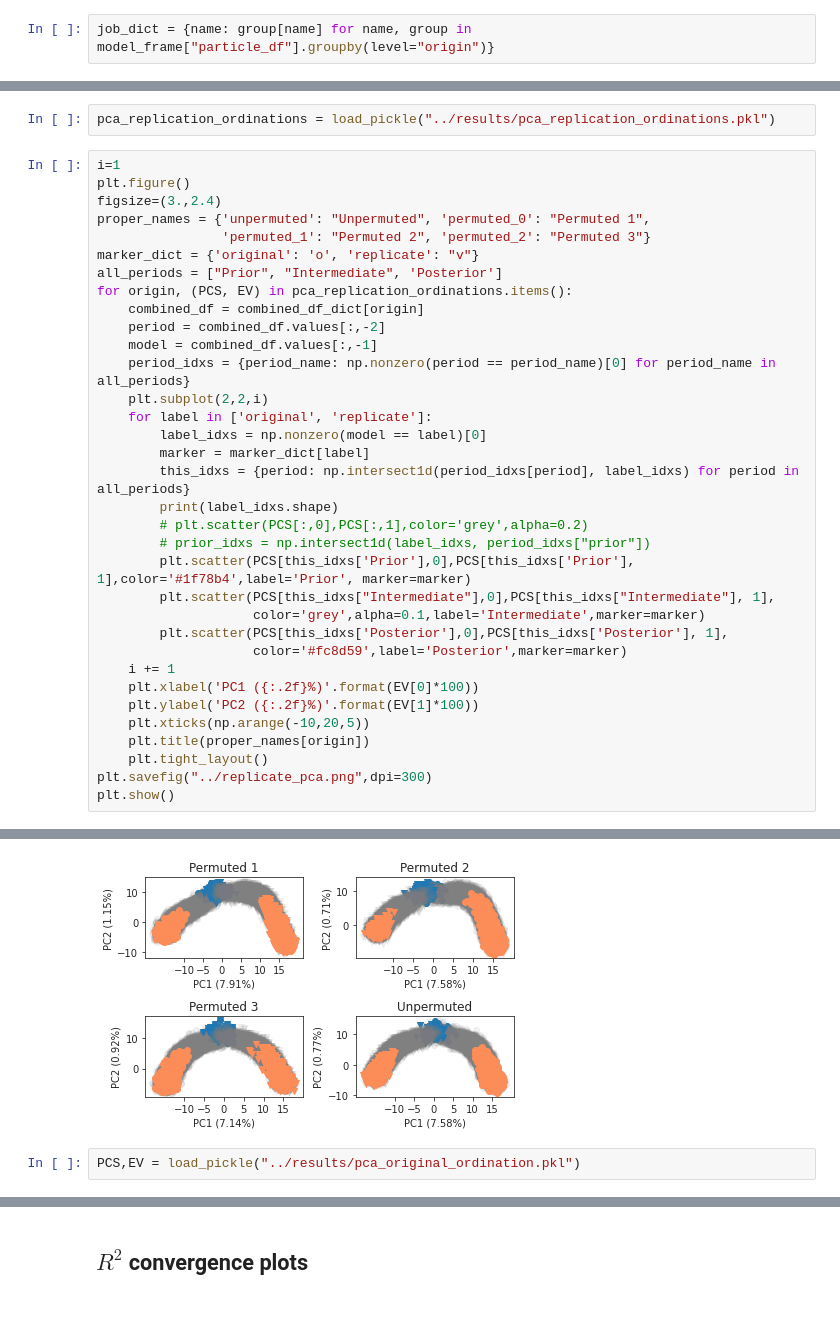
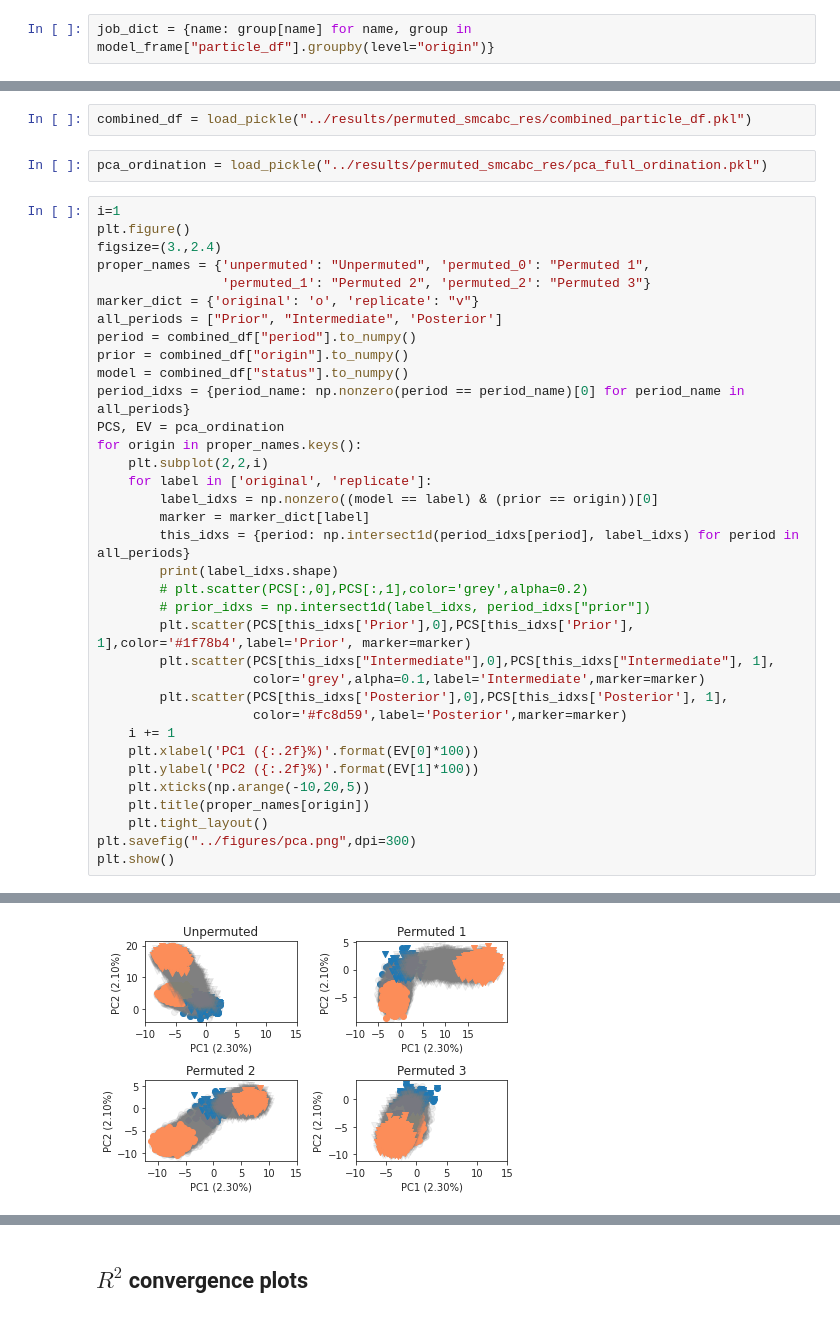
Before and after one commit to vetleser/BayesianGEM, a Jupyter notebook: code/visualization_for_manuscript.ipynb, the cells around one changed output, grey strips where cells are left out. Cells and saved outputs as stored; diff of their text form.

```diff
--- a/code/visualization_for_manuscript.ipynb
+++ b/code/visualization_for_manuscript.ipynb
@@ -461,5 +372,7 @@ Labelling done
 # %%
-pca_replication_ordinations = load_pickle("../results/pca_replication_ordinations.pkl")
+combined_df = load_pickle("../results/permuted_smcabc_res/combined_particle_df.pkl")
+# %%
+pca_ordination = load_pickle("../results/permuted_smcabc_res/pca_full_ordination.pkl")
 # %%
 i=1
 plt.figure()
@@ -468,14 +381,15 @@ proper_names = {'unpermuted': "Unpermuted", 'permuted_0': "Permuted 1",
                 'permuted_1': "Permuted 2", 'permuted_2': "Permuted 3"}
 marker_dict = {'original': 'o', 'replicate': "v"}
 all_periods = ["Prior", "Intermediate", 'Posterior']
-for origin, (PCS, EV) in pca_replication_ordinations.items():
-    combined_df = combined_df_dict[origin]
-    period = combined_df.values[:,-2]
-    model = combined_df.values[:,-1]
-    period_idxs = {period_name: np.nonzero(period == period_name)[0] for period_name in all_periods}
+period = combined_df["period"].to_numpy()
+prior = combined_df["origin"].to_numpy()
+model = combined_df["status"].to_numpy()
+period_idxs = {period_name: np.nonzero(period == period_name)[0] for period_name in all_periods}
+PCS, EV = pca_ordination
+for origin in proper_names.keys():
     plt.subplot(2,2,i)
     for label in ['original', 'replicate']:
-        label_idxs = np.nonzero(model == label)[0]
+        label_idxs = np.nonzero((model == label) & (prior == origin))[0]
         marker = marker_dict[label]
         this_idxs = {period: np.intersect1d(period_idxs[period], label_idxs) for period in all_periods}
         print(label_idxs.shape)
@@ -492,6 +406,6 @@ for origin, (PCS, EV) in pca_replication_ordinations.items():
     plt.xticks(np.arange(-10,20,5))
     plt.title(proper_names[origin])
     plt.tight_layout()
-plt.savefig("../replicate_pca.png",dpi=300)
+plt.savefig("../figures/pca.png",dpi=300)
 plt.show()
 # %% [output]
@@ -506,3 +420 @@ plt.show()
-[figure, old version]
+[figure, new version]
-# %%
-PCS,EV = load_pickle("../results/pca_original_ordination.pkl")
```
Also changed, not shown: parts of 34 cells of this notebook, 3 other files.
